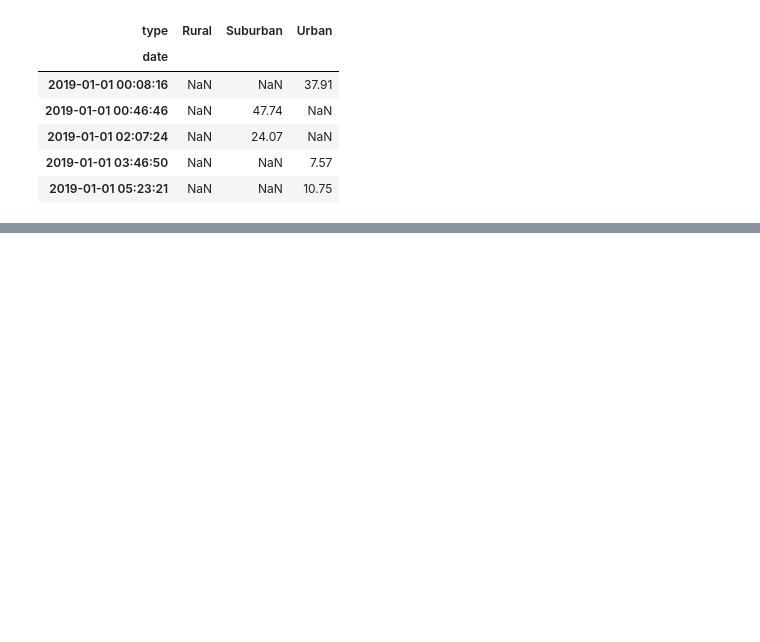
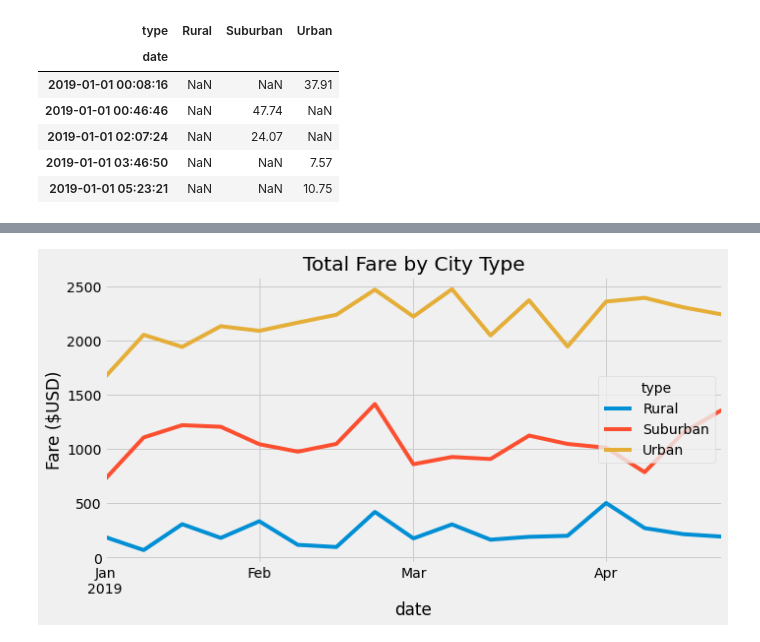
Before and after one commit to Irenejoycem/PyBer_Analysis, a Jupyter notebook: PyBer_Challenge.ipynb, the cells around one changed output, grey strips where cells are left out. Saved outputs shown, nothing was run; the diff lists cells and outputs as text; code cells hidden in the pictures; blank space fills up the shorter version.

```diff
--- a/PyBer_Challenge.ipynb
+++ b/PyBer_Challenge.ipynb
@@ -223,7 +222,12 @@ fares_by_date_df_pivot
 # %%
 # 8. Using the object-oriented interface method, plot the resample DataFrame using the df.plot() function.
-
+ax = fares_by_date_df_pivot.plot(figsize=(10,5))
+ax.set_ylabel("Fare ($USD)")
+ax.set_title("Total Fare by City Type")
 # Import the style from Matplotlib.
 from matplotlib import style
 # Use the graph style fivethirtyeight.
 style.use('fivethirtyeight')
+plt.savefig("PyBer_fare_summary.png")
+# %% [output]
+[figure, added]
```
Also changed, not shown: parts of 3 cells of this notebook, 2 other files.
